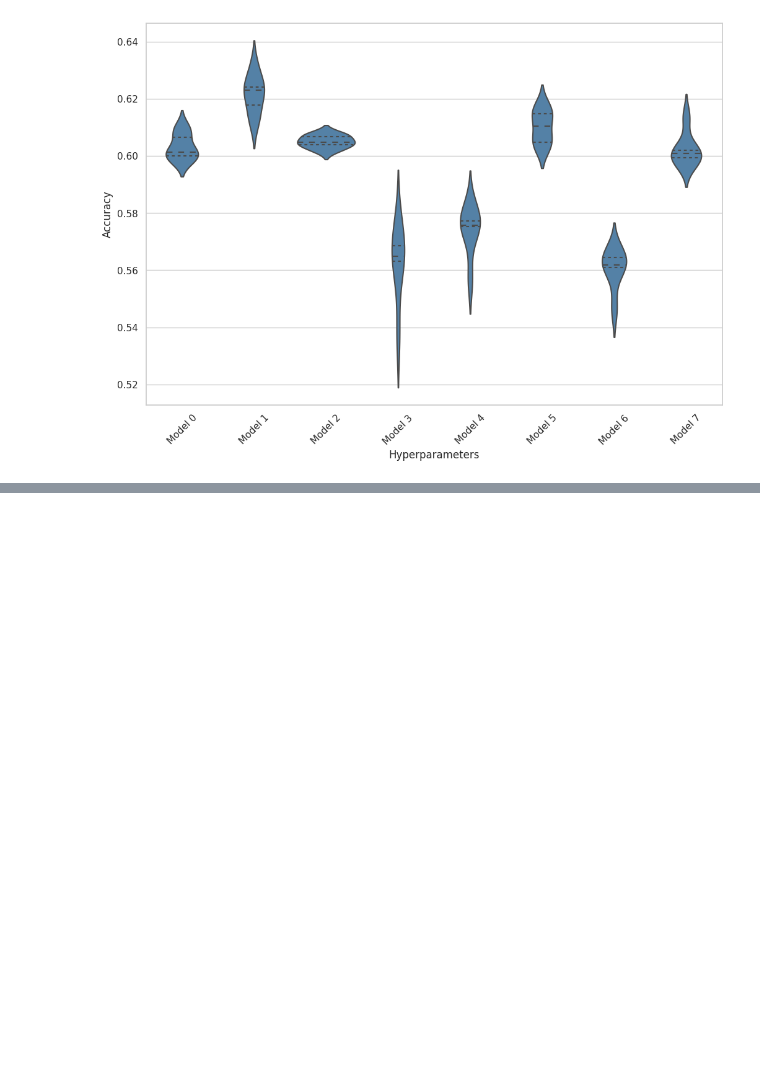
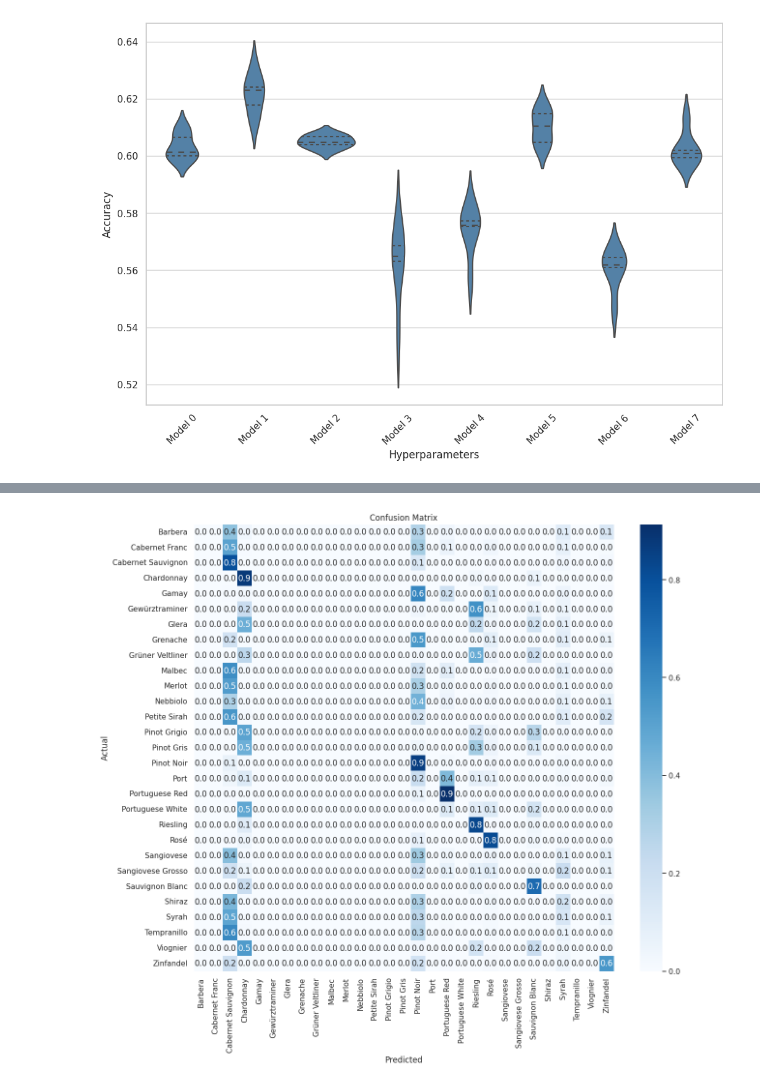
Before and after one commit to paolpal/vinum-analytica, a Jupyter notebook: notebooks/07_results_analysis.ipynb, the cells around one changed output, grey strips where cells are left out. Saved outputs shown, nothing was run; the diff lists cells and outputs as text; code cells hidden in the pictures; blank space fills up the shorter version.

```diff
--- a/notebooks/07_results_analysis.ipynb
+++ b/notebooks/07_results_analysis.ipynb
@@ -201,0 +267,7 @@ Model: rf, p-value: 0.84375
+# %%
+from sklearn.metrics import confusion_matrix
+
+matrix = neural.evaluate(testset, metric=confusion_matrix, normalize='true')
+plotter.plot_confusion_matrix(cm = matrix, classes = neural.classes(), figsize=(14, 12))
+# %% [output]
+[figure, added]
```
Also changed, not shown: parts of 9 cells of this notebook, 5 other files.
